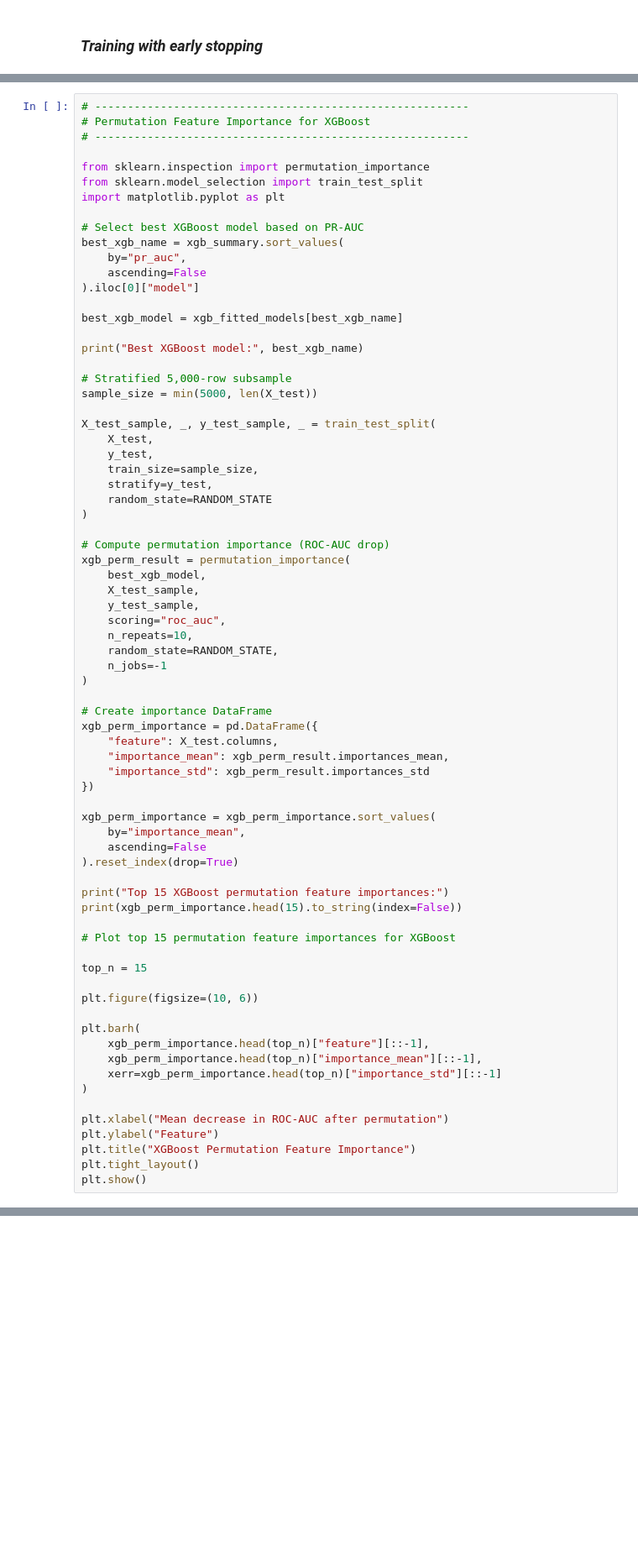
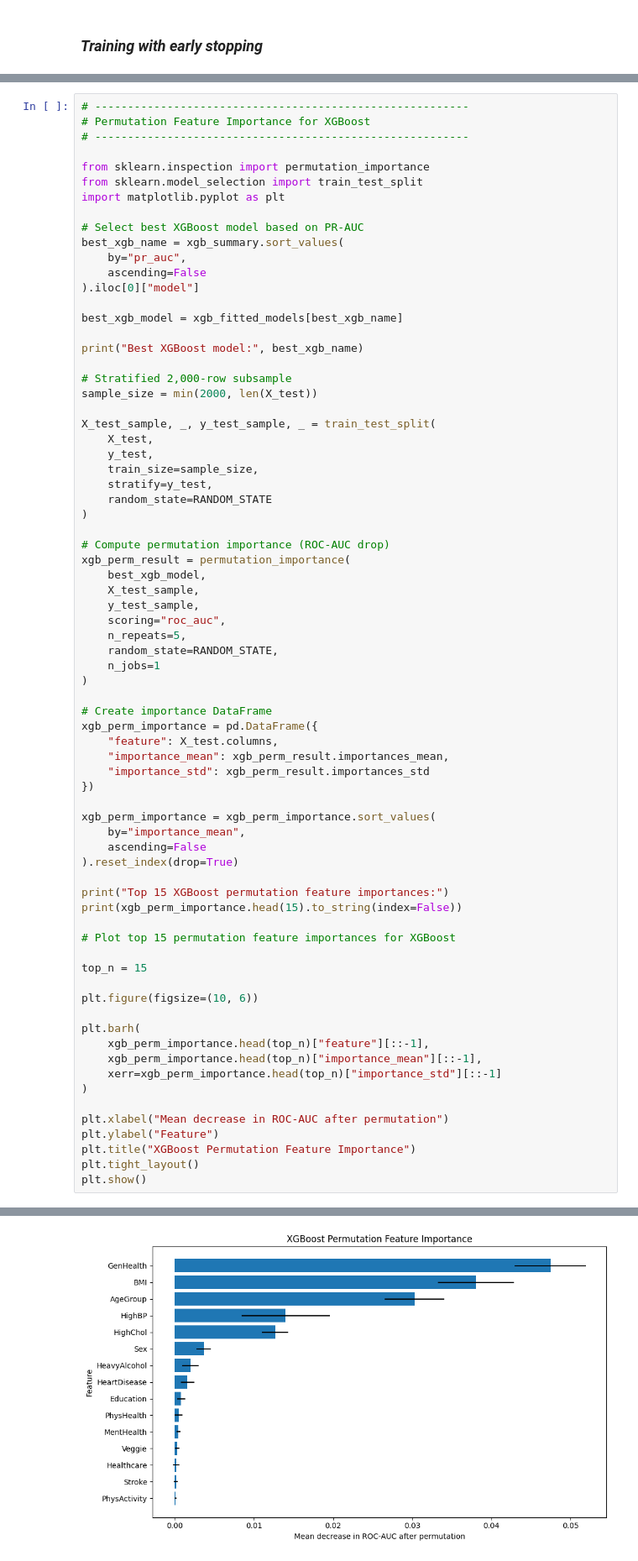
Before and after one commit to LixiJiang/CIS5450Final, a Jupyter notebook: CIS5450_Final_Project.ipynb, the cells around one changed output, grey strips where cells are left out. Shown at 84% size. Drawn from its saved outputs; the diff is of its cells as text; blank space fills up the shorter version.

```diff
--- a/CIS5450_Final_Project.ipynb
+++ b/CIS5450_Final_Project.ipynb
@@ -1315,8 +1372,8 @@ best_xgb_model = xgb_fitted_models[best_xgb_name]
 
 print("Best XGBoost model:", best_xgb_name)
 
-# Stratified 5,000-row subsample
-sample_size = min(5000, len(X_test))
+# Stratified 2,000-row subsample
+sample_size = min(2000, len(X_test))
 
 X_test_sample, _, y_test_sample, _ = train_test_split(
     X_test,
@@ -1332,9 +1389,9 @@ xgb_perm_result = permutation_importance(
     X_test_sample,
     y_test_sample,
     scoring="roc_auc",
-    n_repeats=10,
+    n_repeats=5,
     random_state=RANDOM_STATE,
-    n_jobs=-1
+    n_jobs=1
 )
 
 # Create importance DataFrame
@@ -1369,3 +1426,4 @@ plt.ylabel("Feature")
 plt.title("XGBoost Permutation Feature Importance")
 plt.tight_layout()
 plt.show()
+# %% [output]
@@ -1372,3 +1448,4 @@ plt.show()
+[figure, added]
 # %% [markdown]
 # **3 Hypothesis Tests**
 
```
Also changed, not shown: parts of 9 cells of this notebook.
